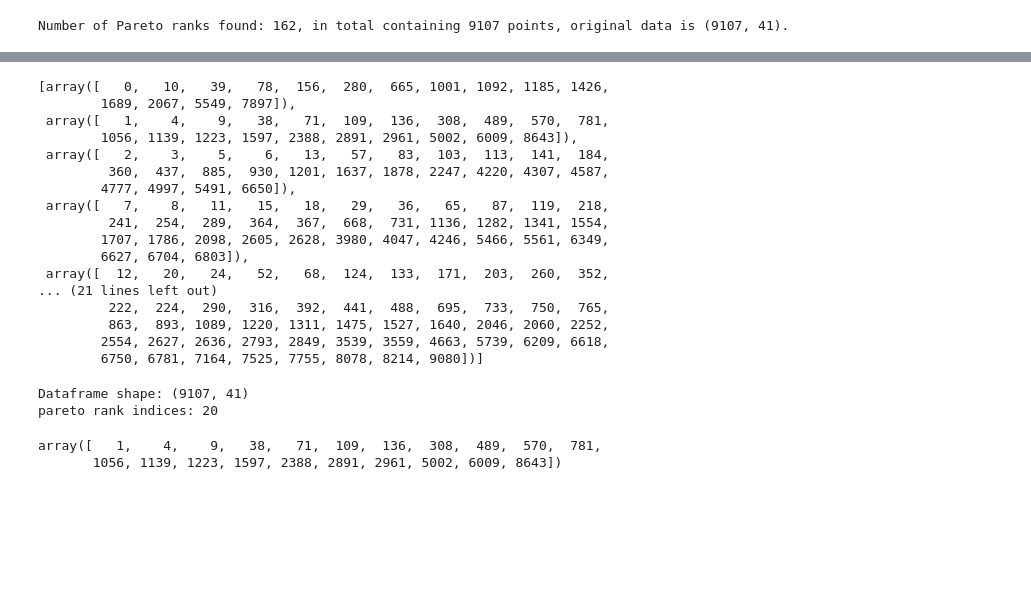
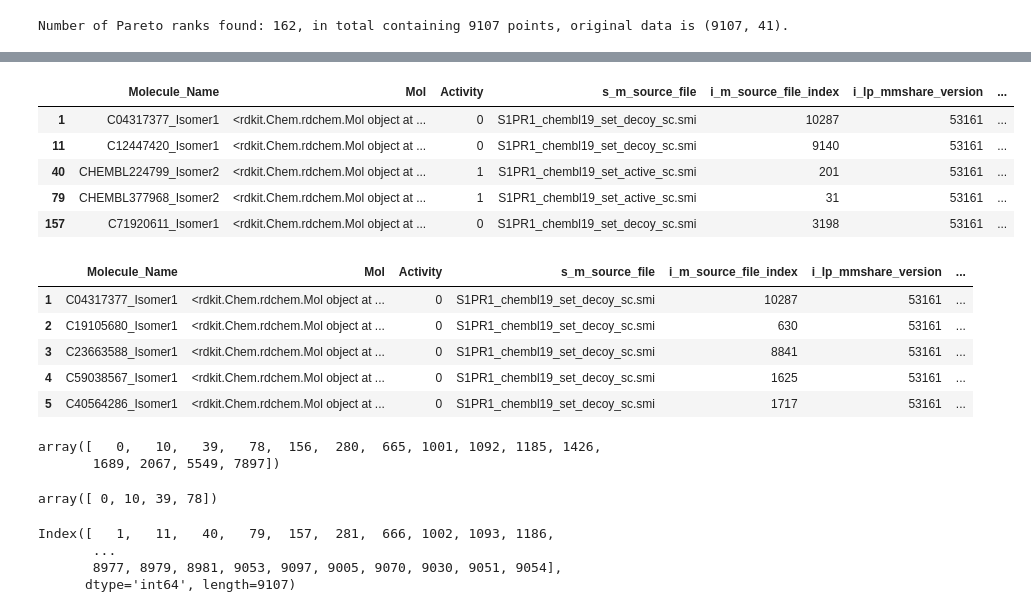
Before and after one commit to DKchemistry/chembl, a Jupyter notebook: GPCR-Bench-master/gpcr_papermill.ipynb, the cells around one changed output, grey strips where cells are left out. Saved outputs shown, nothing was run; the diff lists cells and outputs as text; code cells hidden in the pictures; blank space fills up the shorter version.

```diff
--- a/GPCR-Bench-master/gpcr_papermill.ipynb
+++ b/GPCR-Bench-master/gpcr_papermill.ipynb
@@ -1633,5 +1635,5 @@ def find_all_pareto_ranks(scores):
 
 scores = data[["r_i_docking_score", "Total_E"]].values
 
-#find all ranks
-total_pareto_ranks_indices = find_all_pareto_ranks(scores)
+# ! TEMPORARY COMMENTED OUT FOR TESTING
+#total_pareto_ranks_indices = find_all_pareto_ranks(scores)
@@ -1724,20 +1729,0 @@ all_pareto_front_df = data.iloc[all_pareto_indices]
-# %%
-pareto_ranks_indices[:10]
-# %% [output]
-[array([   0,   10,   39,   78,  156,  280,  665, 1001, 1092, 1185, 1426,
-        1689, 2067, 5549, 7897]),
- array([   1,    4,    9,   38,   71,  109,  136,  308,  489,  570,  781,
-        1056, 1139, 1223, 1597, 2388, 2891, 2961, 5002, 6009, 8643]),
- array([   2,    3,    5,    6,   13,   57,   83,  103,  113,  141,  184,
-         360,  437,  885,  930, 1201, 1637, 1878, 2247, 4220, 4307, 4587,
-        4777, 4997, 5491, 6650]),
- array([   7,    8,   11,   15,   18,   29,   36,   65,   87,  119,  218,
-         241,  254,  289,  364,  367,  668,  731, 1136, 1282, 1341, 1554,
-        1707, 1786, 2098, 2605, 2628, 3980, 4047, 4246, 5466, 5561, 6349,
-        6627, 6704, 6803]),
- array([  12,   20,   24,   52,   68,  124,  133,  171,  203,  260,  352,
-... (21 lines left out)
-         222,  224,  290,  316,  392,  441,  488,  695,  733,  750,  765,
-         863,  893, 1089, 1220, 1311, 1475, 1527, 1640, 2046, 2060, 2252,
-        2554, 2627, 2636, 2793, 2849, 3539, 3559, 4663, 5739, 6209, 6618,
-        6750, 6781, 7164, 7525, 7755, 8078, 8214, 9080])]
@@ -1746,11 +1730,29 @@ test_df = all_pareto_front_df.copy()
-# %%
-print(f"Dataframe shape: {test_df.shape}")
-print(f"pareto rank indices: {len(pareto_ranks_indices)}")
-# %% [output]
-Dataframe shape: (9107, 41)
-pareto rank indices: 20
-# %%
-pareto_ranks_indices[1]
-# %% [output]
-array([   1,    4,    9,   38,   71,  109,  136,  308,  489,  570,  781,
-       1056, 1139, 1223, 1597, 2388, 2891, 2961, 5002, 6009, 8643])
+# %%
+all_pareto_indices = np.concatenate(total_pareto_ranks_indices)
+# Remember ".iloc" is indices based, even the df.index has both indices and labels
+all_pareto_front_df = data.iloc[all_pareto_indices]
+display(all_pareto_front_df.head())
+display(data.head())
+display(total_pareto_ranks_indices[:][0])
+display(all_pareto_indices[:4])
+display(all_pareto_front_df.index)
+# %% [output]
+|  | Molecule_Name | Mol | Activity | s_m_source_file | i_m_source_file_index | i_lp_mmshare_version | ... |
+| 1 | C04317377_Isomer1 | <rdkit.Chem.rdchem.Mol object at ... | 0 | S1PR1_chembl19_set_decoy_sc.smi | 10287 | 53161 | ... |
+| 11 | C12447420_Isomer1 | <rdkit.Chem.rdchem.Mol object at ... | 0 | S1PR1_chembl19_set_decoy_sc.smi | 9140 | 53161 | ... |
+| 40 | CHEMBL224799_Isomer2 | <rdkit.Chem.rdchem.Mol object at ... | 1 | S1PR1_chembl19_set_active_sc.smi | 201 | 53161 | ... |
+| 79 | CHEMBL377968_Isomer2 | <rdkit.Chem.rdchem.Mol object at ... | 1 | S1PR1_chembl19_set_active_sc.smi | 31 | 53161 | ... |
+| 157 | C71920611_Isomer1 | <rdkit.Chem.rdchem.Mol object at ... | 0 | S1PR1_chembl19_set_decoy_sc.smi | 3198 | 53161 | ... |
+|  | Molecule_Name | Mol | Activity | s_m_source_file | i_m_source_file_index | i_lp_mmshare_version | ... |
+| 1 | C04317377_Isomer1 | <rdkit.Chem.rdchem.Mol object at ... | 0 | S1PR1_chembl19_set_decoy_sc.smi | 10287 | 53161 | ... |
+| 2 | C19105680_Isomer1 | <rdkit.Chem.rdchem.Mol object at ... | 0 | S1PR1_chembl19_set_decoy_sc.smi | 630 | 53161 | ... |
+| 3 | C23663588_Isomer1 | <rdkit.Chem.rdchem.Mol object at ... | 0 | S1PR1_chembl19_set_decoy_sc.smi | 8841 | 53161 | ... |
+| 4 | C59038567_Isomer1 | <rdkit.Chem.rdchem.Mol object at ... | 0 | S1PR1_chembl19_set_decoy_sc.smi | 1625 | 53161 | ... |
+| 5 | C40564286_Isomer1 | <rdkit.Chem.rdchem.Mol object at ... | 0 | S1PR1_chembl19_set_decoy_sc.smi | 1717 | 53161 | ... |
+array([   0,   10,   39,   78,  156,  280,  665, 1001, 1092, 1185, 1426,
+       1689, 2067, 5549, 7897])
+array([ 0, 10, 39, 78])
+Index([   1,   11,   40,   79,  157,  281,  666, 1002, 1093, 1186,
+       ...
+       8977, 8979, 8981, 9053, 9097, 9005, 9070, 9030, 9051, 9054],
+      dtype='int64', length=9107)
```
Also changed, not shown: parts of 17 cells of this notebook.
